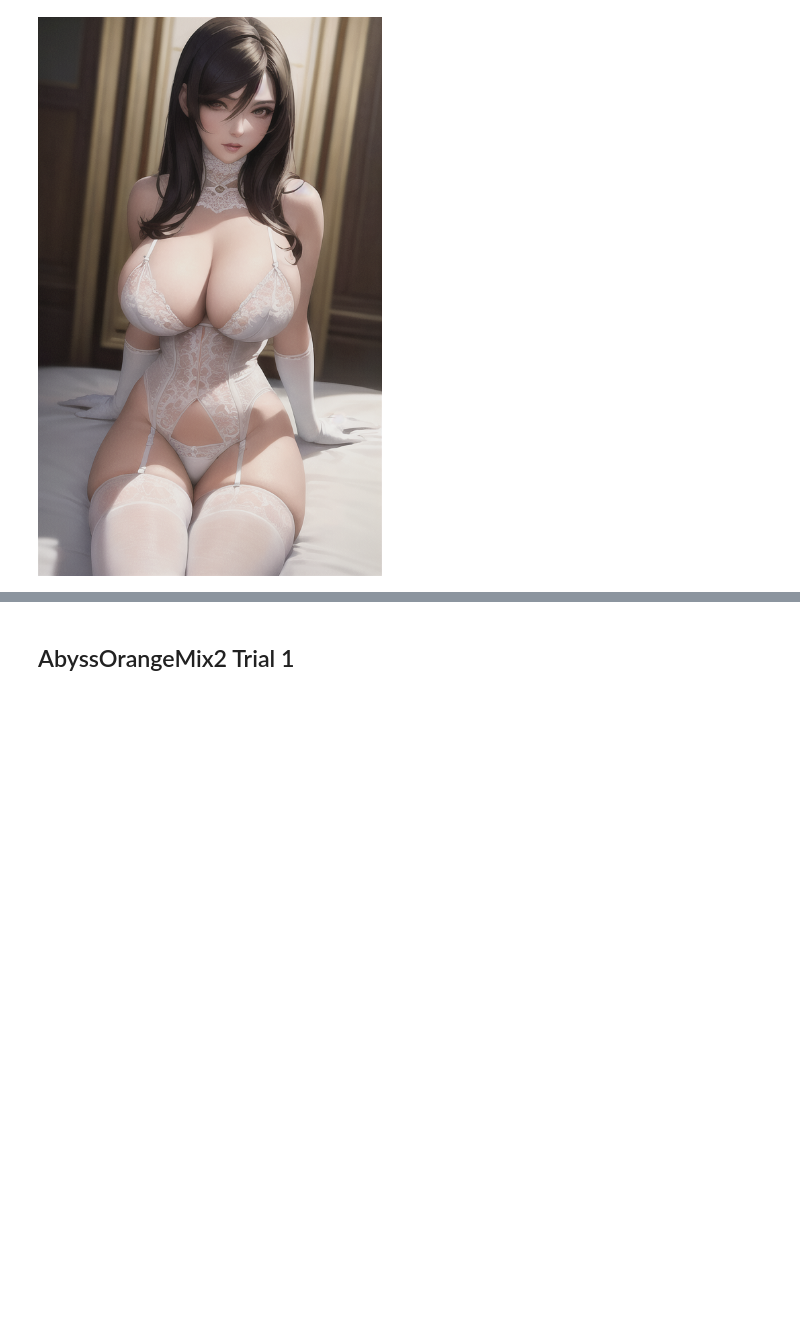
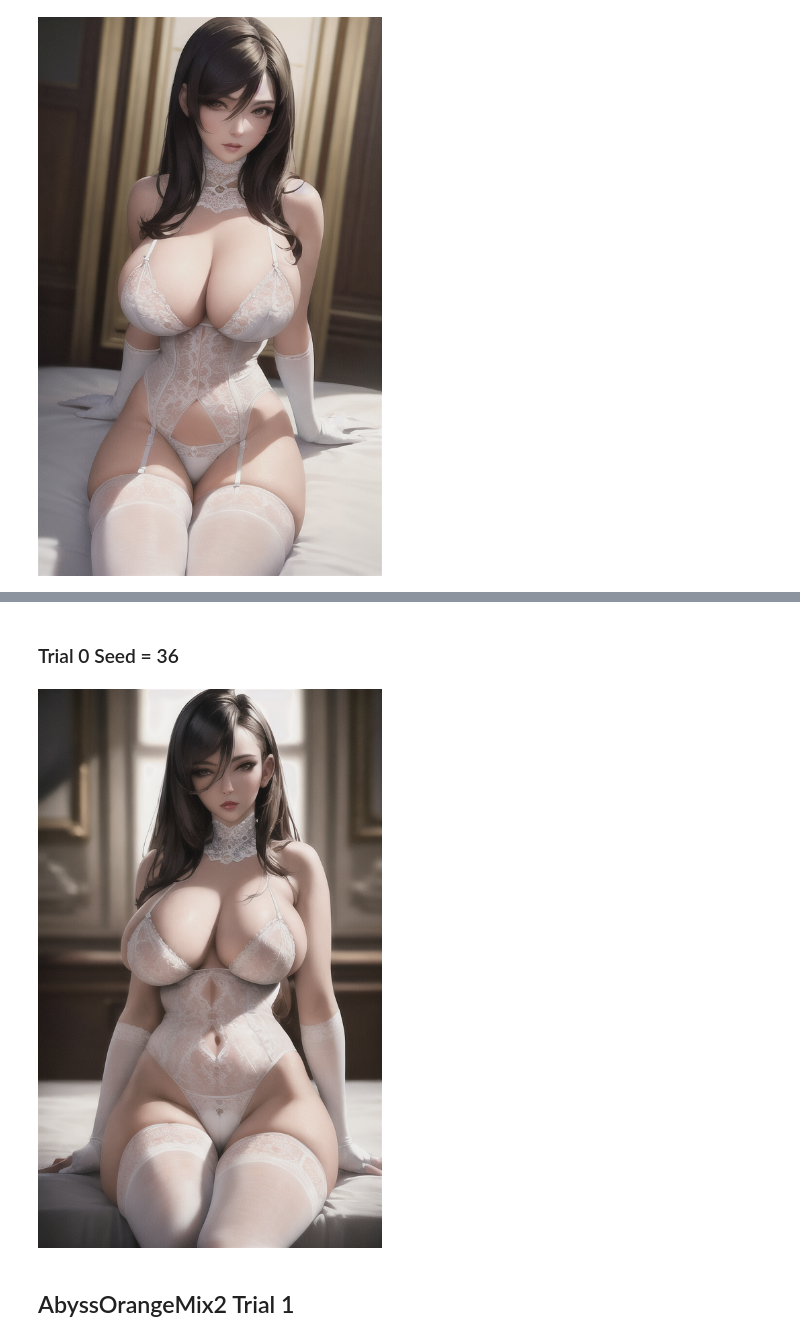
Before and after one commit to natsunoyuki/stable_diffusion, a Jupyter notebook: Waifu Diffusion AbyssOrangeMixs.ipynb, the cells around one changed output, grey strips where cells are left out. Saved outputs shown, nothing was run; the diff lists cells and outputs as text; code cells hidden in the pictures; blank space fills up the shorter version.

```diff
--- a/Waifu Diffusion AbyssOrangeMixs.ipynb
+++ b/Waifu Diffusion AbyssOrangeMixs.ipynb
@@ -309,0 +323,11 @@ images_0_3 = run_pipe(pipe, prompt_0, negative_prompt_0, steps = STEPS, width =
+# %% [markdown]
+### Trial 0 Seed = 36
+# %%
+SEED = 36
+STEPS = 150
+
+images_0_5 = run_pipe(pipe, prompt_0, negative_prompt_0, steps = STEPS, width = 512, height = 832, scale = 12, seed = SEED, n_images = 1)
+# %%
+[display(i) for i in images_0_5];
+# %% [output]
+[figure, added]
```
Also changed, not shown: parts of 12 cells of this notebook.
